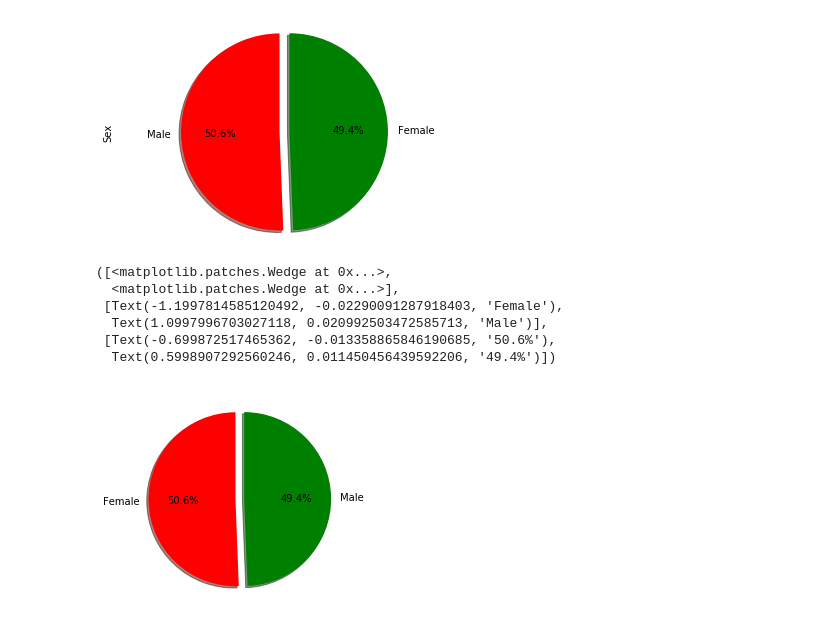
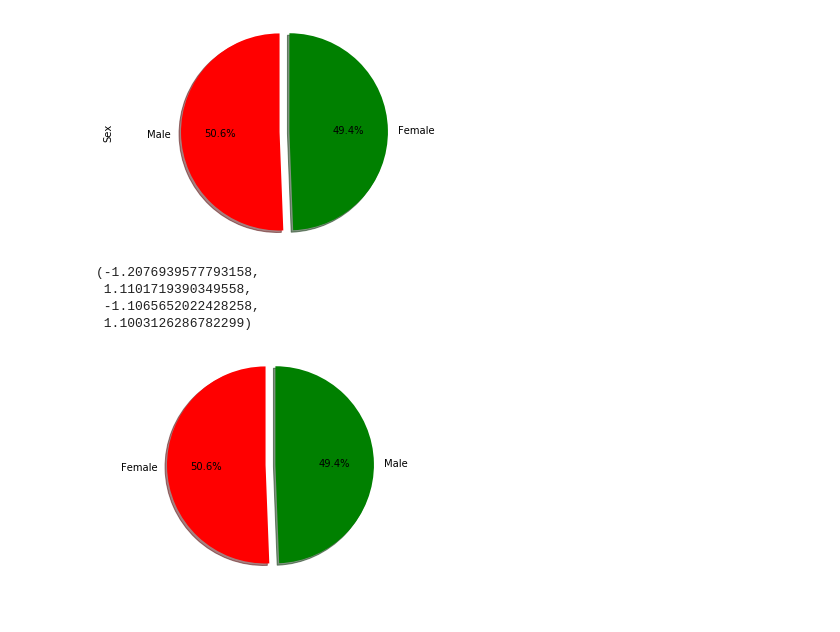
Before and after one commit to jnugent13/matplotlib-challenge, a Jupyter notebook: Matplotlib.ipynb, the cells around one changed output. Cells and saved outputs as stored; diff of their text form; code cells hidden in the pictures.

```diff
--- a/Matplotlib.ipynb
+++ b/Matplotlib.ipynb
@@ -98,15 +117,14 @@ plt.axis('equal')
 # %%
 # Generate a pie plot showing the distribution of female versus male mice using pyplot
 sex = ["Female", "Male"]
 gender_counts = [mice_sex[x] for x in range(len(mice_sex))]
 colors = ["red", "green"]
 explode = [0.1, 0]
 plt.pie(gender_counts, labels=sex, colors=colors, explode=explode, startangle=90, shadow=True, autopct="%1.1f%%")
+plt.axis('equal')
 # %% [output]
-([<matplotlib.patches.Wedge at 0x...>,
-  <matplotlib.patches.Wedge at 0x...>],
- [Text(-1.1997814585120492, -0.02290091287918403, 'Female'),
-  Text(1.0997996703027118, 0.020992503472585713, 'Male')],
- [Text(-0.699872517465362, -0.013358865846190685, '50.6%'),
-  Text(0.5998907292560246, 0.011450456439592206, '49.4%')])
+(-1.2076939577793158,
+ 1.1101719390349558,
+ -1.1065652022428258,
+ 1.1003126286782299)
-[figure, old version]
+[figure, new version]
```
Also changed, not shown: parts of 12 cells of this notebook.
